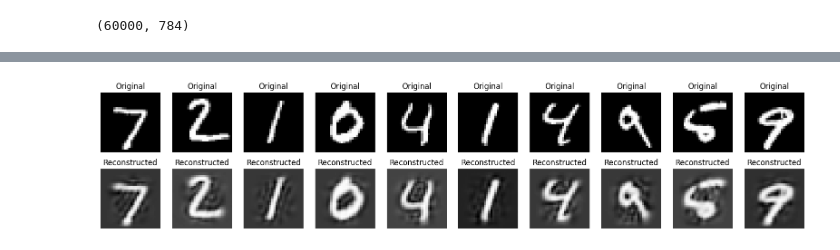
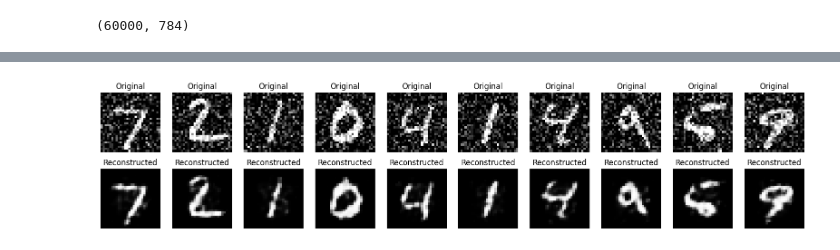
Before and after one commit to fefex302/ISPR-Assignments, a Jupyter notebook: autoencoders.ipynb, the cells around one changed output, grey strips where cells are left out. Saved outputs shown, nothing was run; the diff lists cells and outputs as text; code cells hidden in the pictures.

```diff
--- a/autoencoders.ipynb
+++ b/autoencoders.ipynb
@@ -58,2 +30,12 @@ Xtr_flat.shape
 # %% [output]
 (60000, 784)
+# %%
+n = 10
+plt.figure(figsize=(20, 2))
+for i in range(1, n + 1):
+    ax = plt.subplot(1, n, i)
+    plt.imshow(x_test_noisy[i].reshape(28, 28))
+    plt.gray()
+    ax.get_xaxis().set_visible(False)
+    ax.get_yaxis().set_visible(False)
+plt.show()
@@ -60,3 +97,3 @@ Xtr_flat.shape
 # %%
-prediction = autoencoder.predict(Xts_flat)
+prediction = autoencoder.predict(x_test_noisy)
 # %% [output]
@@ -64,13 +100,0 @@ prediction = autoencoder.predict(Xts_flat)
-# %%
-import random
-seed_y= int((random.random()*1000)%23)
-seed_x = int((random.random()*1000)%23)
-
-random_image = Xts_flat[10].reshape(28,28)
-square_size = 10
-copy = np.copy(random_image)
-for i in range(seed_y,seed_y+5):
-    for k in range(seed_x,seed_x+5):
-        copy[i,k] = 0
-plt.imshow(copy)
-plt.show
@@ -80,10 +100,0 @@ plt.show
-# %%
-import random
-
-noisy_image = Xts_flat[11]
-noisy_copy = np.copy(noisy_image)
-print(noisy_copy.shape)
-for i,_ in enumerate(noisy_copy):
-    noisy_copy[i]=noisy_copy[i] + random.random()*0.00
-plt.imshow(noisy_copy.reshape(28,28),cmap="gray")
-plt.show
@@ -120,23 +124,23 @@ second_layer_output.shape
 # %%
 num_images = 10
 plt.figure(figsize=(20, 4))
 
 for i in range(num_images):
     # Immagine originale
     plt.subplot(2, num_images, i + 1)
-    plt.imshow(Xts_flat[i].reshape(28, 28), cmap='gray')
+    plt.imshow(x_test_noisy[i].reshape(28, 28),cmap="gray")
     plt.title('Original')
     plt.axis('off')
 
     # Immagine ricostruita
     plt.subplot(2, num_images, num_images + i + 1)
-    plt.imshow(prediction[i].reshape(28, 28), cmap='gray')
+    plt.imshow(prediction[i].reshape(28, 28),cmap="gray")
     plt.title('Reconstructed')
     plt.axis('off')
 
 plt.show()
 # %% [output]
-[figure, old version]
+[figure, new version]
 # %%
 from sklearn.manifold import TSNE
 
```
Also changed, not shown: parts of 20 cells of this notebook.
